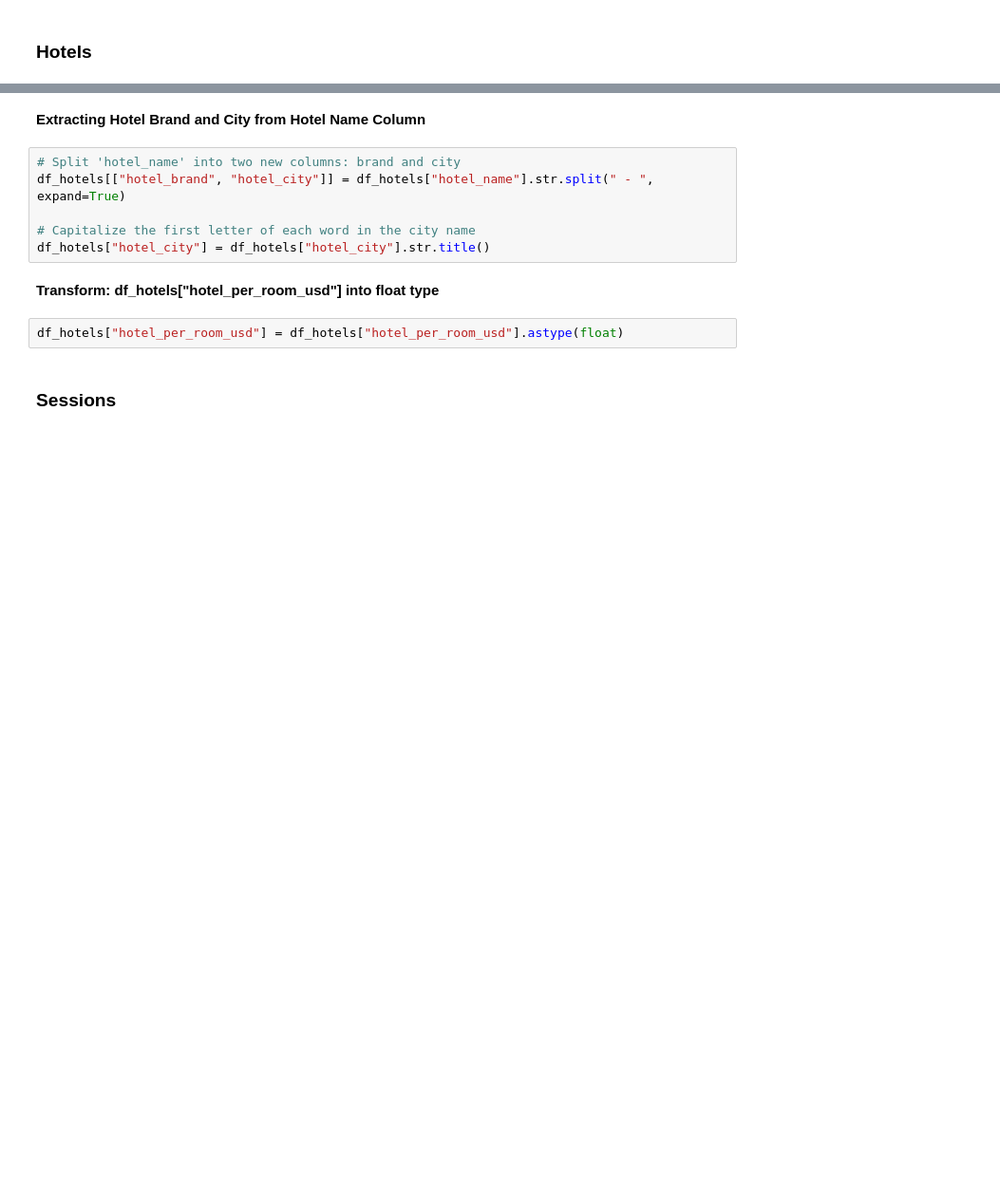
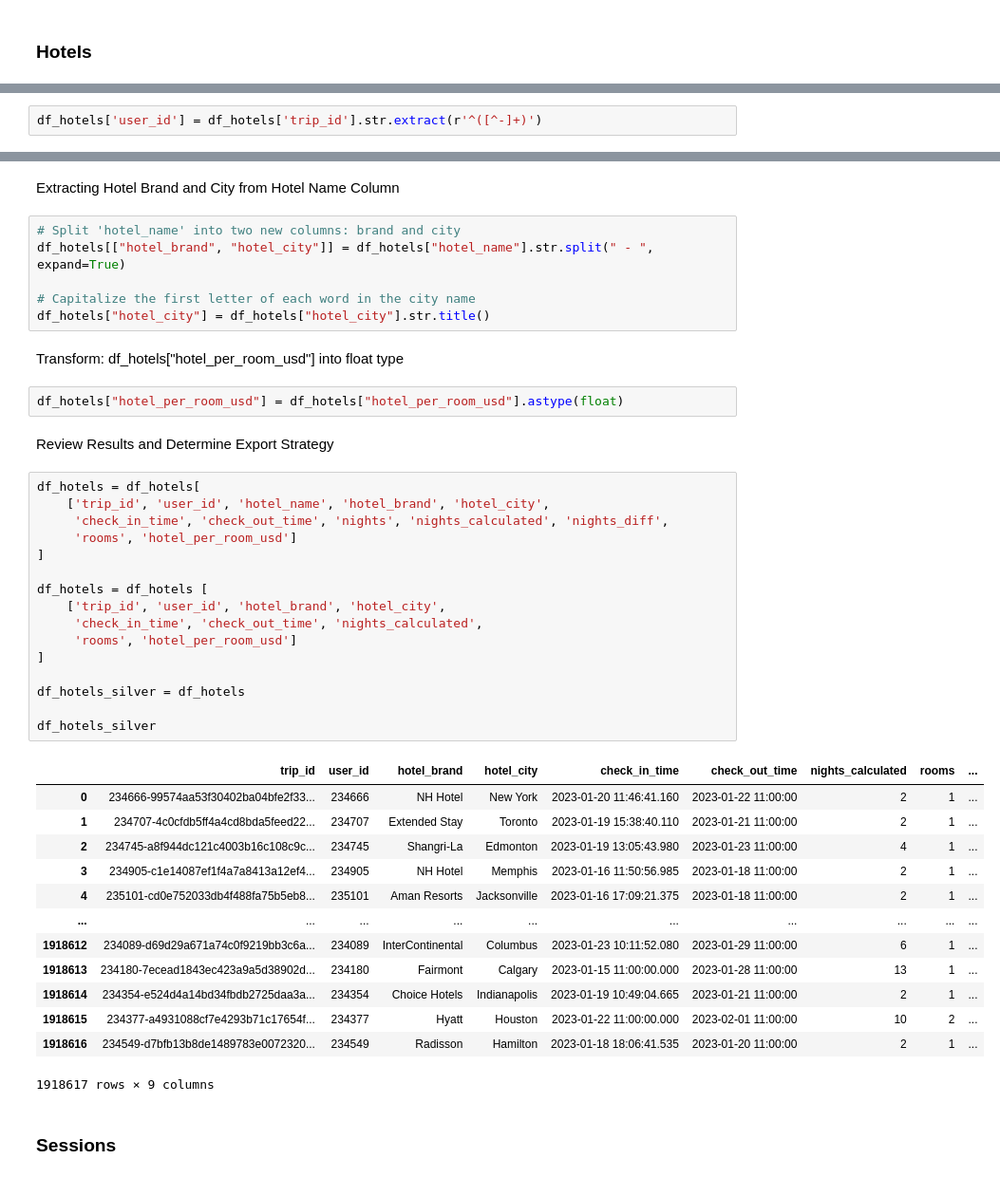
Before and after one commit to KonstantinData/Mastery-Project-Masterschool, a Jupyter notebook: notebooks/mastery-project-2025.ipynb, the cells around one changed output, grey strips where cells are left out. Shown at 95% size. Drawn from its saved outputs; the diff is of its cells as text; blank space fills up the shorter version.

```diff
--- a/notebooks/mastery-project-2025.ipynb
+++ b/notebooks/mastery-project-2025.ipynb
@@ -221 +297,3 @@ memory usage: 102.5+ MB
+# %%
+df_hotels['user_id'] = df_hotels['trip_id'].str.extract(r'^([^-]+)')
 # %% [markdown]
@@ -293,7 +368,7 @@ else:
 
 [1136731 rows x 5 columns]
 # %% [markdown]
-**Extracting Hotel Brand and City from Hotel Name Column**
+Extracting Hotel Brand and City from Hotel Name Column
 # %%
 # Split 'hotel_name' into two new columns: brand and city
 df_hotels[["hotel_brand", "hotel_city"]] = df_hotels["hotel_name"].str.split(" - ", expand=True)
@@ -301,9 +376,41 @@ df_hotels[["hotel_brand", "hotel_city"]] = df_hotels["hotel_name"].str.split(" -
 # Capitalize the first letter of each word in the city name
 df_hotels["hotel_city"] = df_hotels["hotel_city"].str.title()
 # %% [markdown]
-**Transform: df_hotels["hotel_per_room_usd"] into float type**
+Transform: df_hotels["hotel_per_room_usd"] into float type
 # %%
 df_hotels["hotel_per_room_usd"] = df_hotels["hotel_per_room_usd"].astype(float)
+# %% [markdown]
+Review Results and Determine Export Strategy
+# %%
+df_hotels = df_hotels[
+    ['trip_id', 'user_id', 'hotel_name', 'hotel_brand', 'hotel_city',
+     'check_in_time', 'check_out_time', 'nights', 'nights_calculated', 'nights_diff',
+     'rooms', 'hotel_per_room_usd']
+]
+
+df_hotels = df_hotels [
+    ['trip_id', 'user_id', 'hotel_brand', 'hotel_city',
+     'check_in_time', 'check_out_time', 'nights_calculated',
+     'rooms', 'hotel_per_room_usd']
+]
+
+df_hotels_silver = df_hotels
+
+df_hotels_silver
+# %% [output]
+|  | trip_id | user_id | hotel_brand | hotel_city | check_in_time | check_out_time | nights_calculated | rooms | ... |
+| 0 | 234666-99574aa53f30402ba04bfe2f33... | 234666 | NH Hotel | New York | 2023-01-20 11:46:41.160 | 2023-01-22 11:00:00 | 2 | 1 | ... |
+| 1 | 234707-4c0cfdb5ff4a4cd8bda5feed22... | 234707 | Extended Stay | Toronto | 2023-01-19 15:38:40.110 | 2023-01-21 11:00:00 | 2 | 1 | ... |
+| 2 | 234745-a8f944dc121c4003b16c108c9c... | 234745 | Shangri-La | Edmonton | 2023-01-19 13:05:43.980 | 2023-01-23 11:00:00 | 4 | 1 | ... |
+| 3 | 234905-c1e14087ef1f4a7a8413a12ef4... | 234905 | NH Hotel | Memphis | 2023-01-16 11:50:56.985 | 2023-01-18 11:00:00 | 2 | 1 | ... |
+| 4 | 235101-cd0e752033db4f488fa75b5eb8... | 235101 | Aman Resorts | Jacksonville | 2023-01-16 17:09:21.375 | 2023-01-18 11:00:00 | 2 | 1 | ... |
+| ... | ... | ... | ... | ... | ... | ... | ... | ... | ... |
+| 1918612 | 234089-d69d29a671a74c0f9219bb3c6a... | 234089 | InterContinental | Columbus | 2023-01-23 10:11:52.080 | 2023-01-29 11:00:00 | 6 | 1 | ... |
+| 1918613 | 234180-7ecead1843ec423a9a5d38902d... | 234180 | Fairmont | Calgary | 2023-01-15 11:00:00.000 | 2023-01-28 11:00:00 | 13 | 1 | ... |
+| 1918614 | 234354-e524d4a14bd34fbdb2725daa3a... | 234354 | Choice Hotels | Indianapolis | 2023-01-19 10:49:04.665 | 2023-01-21 11:00:00 | 2 | 1 | ... |
+| 1918615 | 234377-a4931088cf7e4293b71c17654f... | 234377 | Hyatt | Houston | 2023-01-22 11:00:00.000 | 2023-02-01 11:00:00 | 10 | 2 | ... |
+| 1918616 | 234549-d7bfb13b8de1489783e0072320... | 234549 | Radisson | Hamilton | 2023-01-18 18:06:41.535 | 2023-01-20 11:00:00 | 2 | 1 | ... |
+1918617 rows × 9 columns
 # %% [markdown]
 ### **Sessions**
 # %% [markdown]
```
Also changed, not shown: parts of 55 cells of this notebook, 1 other file.
